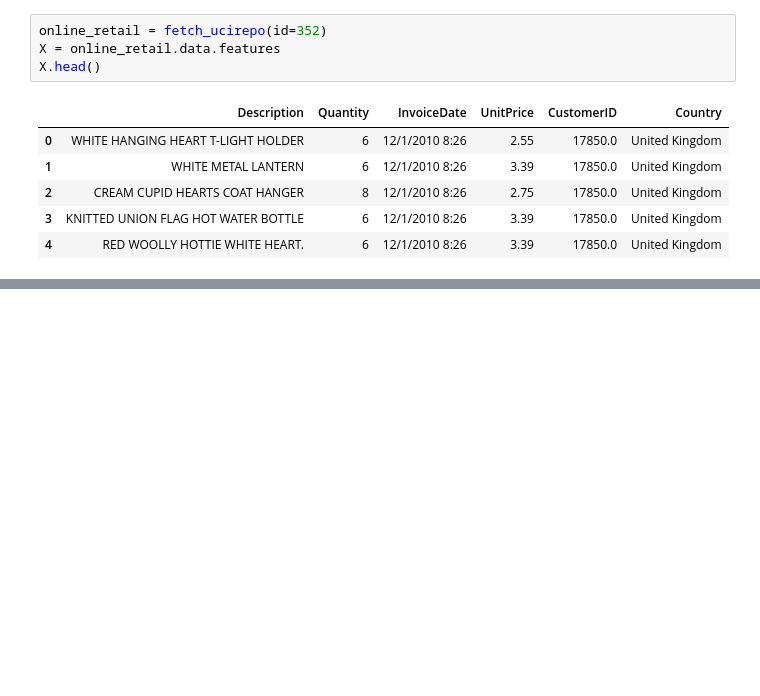
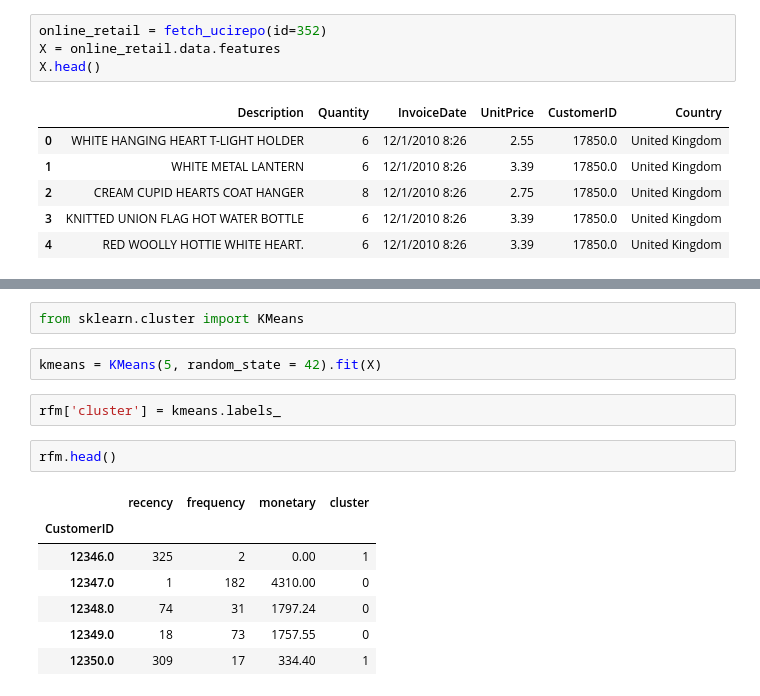
Before and after one commit to jfkoehler/nyu_bootcamp_spr26, a Jupyter notebook: _build/jupyter_execute/segmentation_problem.ipynb, the cells around one changed output, grey strips where cells are left out. Cells and saved outputs as stored; diff of their text form; blank space fills up the shorter version.

```diff
--- a/_build/jupyter_execute/segmentation_problem.ipynb
+++ b/_build/jupyter_execute/segmentation_problem.ipynb
@@ -33,0 +99,16 @@ X.head()
+# %%
+from sklearn.cluster import KMeans
+# %%
+kmeans = KMeans(5, random_state = 42).fit(X)
+# %%
+rfm['cluster'] = kmeans.labels_
+# %%
+rfm.head()
+# %% [output]
+|  | recency | frequency | monetary | cluster |
+| CustomerID |  |  |  |  |
+| 12346.0 | 325 | 2 | 0.00 | 1 |
+| 12347.0 | 1 | 182 | 4310.00 | 0 |
+| 12348.0 | 74 | 31 | 1797.24 | 0 |
+| 12349.0 | 18 | 73 | 1757.55 | 0 |
+| 12350.0 | 309 | 17 | 334.40 | 1 |
```
Also changed, not shown: parts of 16 cells of this notebook, 33 other files.
